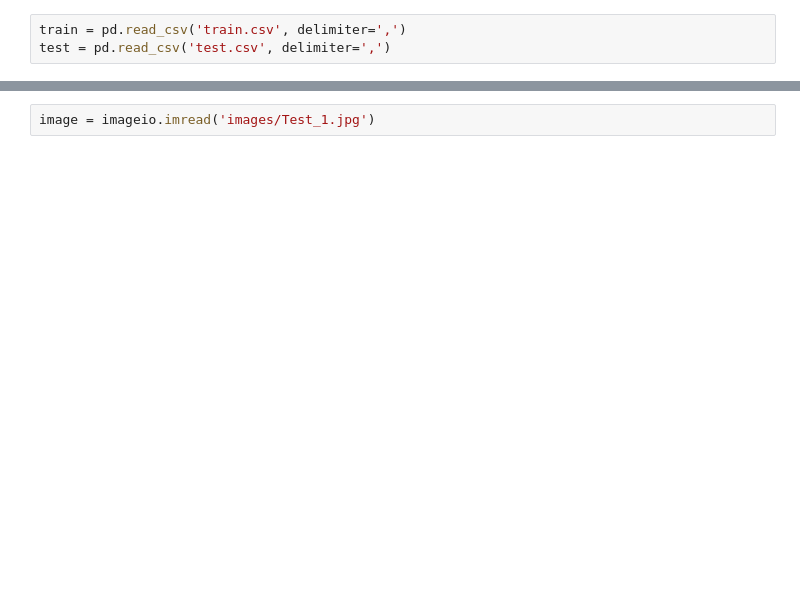
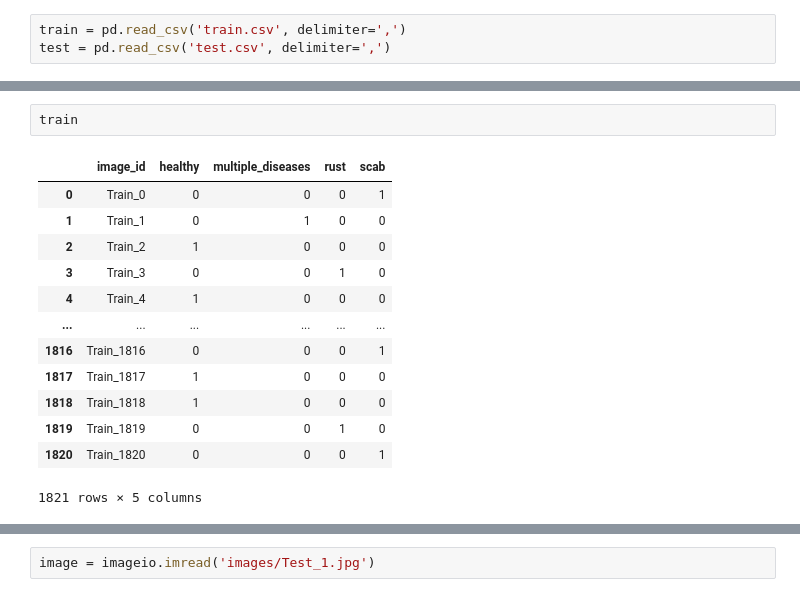
Before and after one commit to juliusschulz/plant_pathology, a Jupyter notebook: Untitled1.ipynb, the cells around one changed output, grey strips where cells are left out. Cells and saved outputs as stored; diff of their text form; blank space fills up the shorter version.

```diff
--- a/Untitled1.ipynb
+++ b/Untitled1.ipynb
@@ -26,0 +44,16 @@ mobile = MobileNet()
+# %%
+train
+# %% [output]
+|  | image_id | healthy | multiple_diseases | rust | scab |
+| 0 | Train_0 | 0 | 0 | 0 | 1 |
+| 1 | Train_1 | 0 | 1 | 0 | 0 |
+| 2 | Train_2 | 1 | 0 | 0 | 0 |
+| 3 | Train_3 | 0 | 0 | 1 | 0 |
+| 4 | Train_4 | 1 | 0 | 0 | 0 |
+| ... | ... | ... | ... | ... | ... |
+| 1816 | Train_1816 | 0 | 0 | 0 | 1 |
+| 1817 | Train_1817 | 1 | 0 | 0 | 0 |
+| 1818 | Train_1818 | 1 | 0 | 0 | 0 |
+| 1819 | Train_1819 | 0 | 0 | 1 | 0 |
+| 1820 | Train_1820 | 0 | 0 | 0 | 1 |
+1821 rows × 5 columns
```
Also changed, not shown: parts of 14 cells of this notebook.
